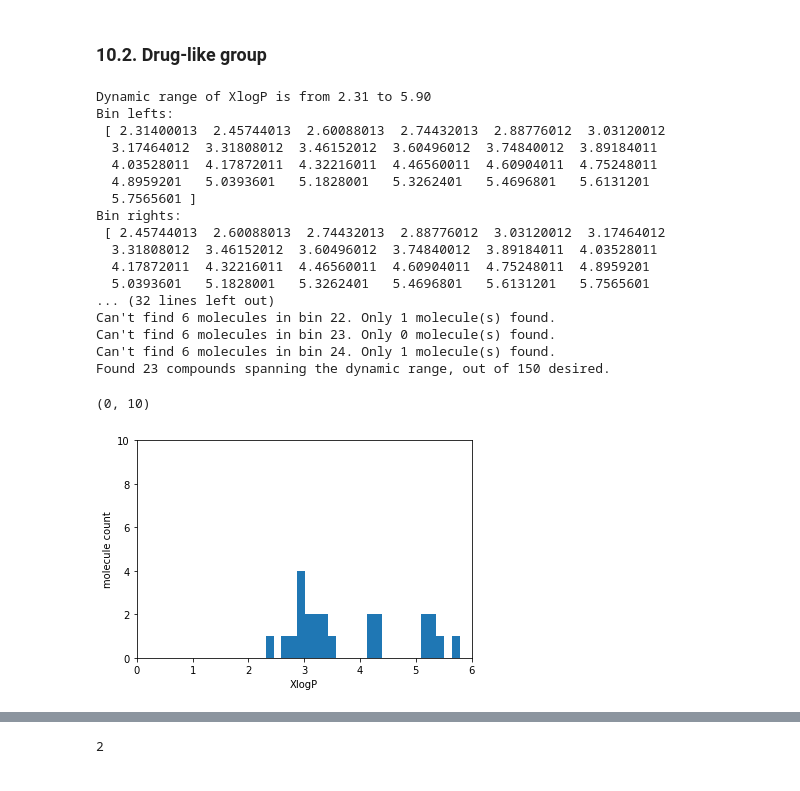
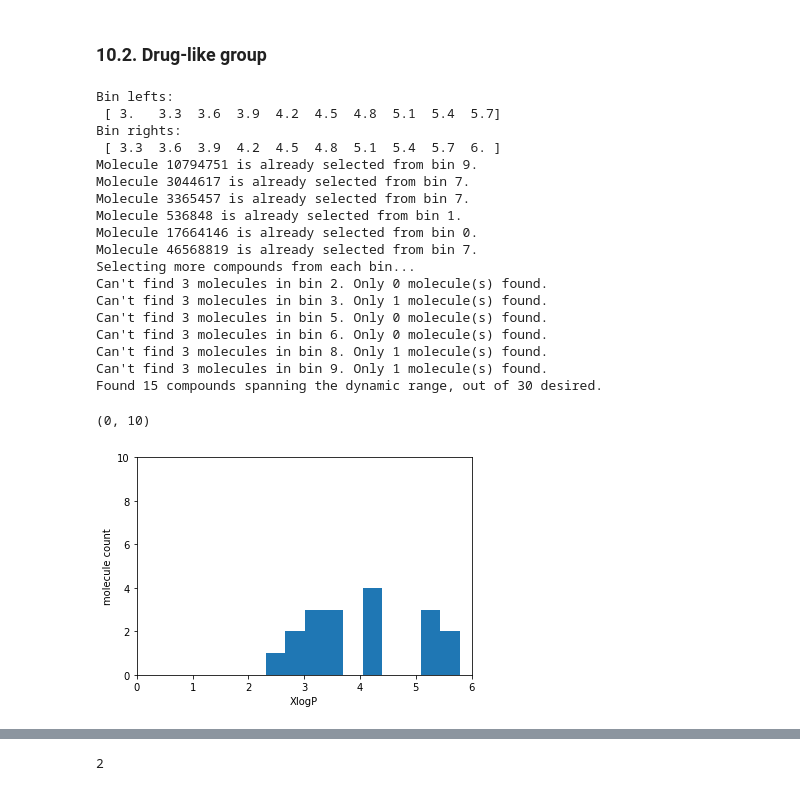
Before and after one commit to choderalab/sampl6-physicochemical-properties, a Jupyter notebook: compound_selection/zinc15_eMolecules_intersection_set/20170727_zinc15_eMolecules_subset_logP_mw_filter/logP_and_mw_filter.ipynb, the cells around one changed output, grey strips where cells are left out. Cells and saved outputs as stored; diff of their text form; code cells hidden in the pictures.

Commit message:
Replace unavailable frag compound. Separate notebooks for frag and drug selection.

```diff
--- a/compound_selection/zinc15_eMolecules_intersection_set/20170727_zinc15_eMolecules_subset_logP_mw_filter/logP_and_mw_filter.ipynb
+++ b/compound_selection/zinc15_eMolecules_intersection_set/20170727_zinc15_eMolecules_subset_logP_mw_filter/logP_and_mw_filter.ipynb
@@ -592,9 +660,9 @@ maxval = XlogPs.max()
 
 print("Dynamic range of XlogP is from %.2f to %.2f" % (minval, maxval))
 
-# Let's make 10 bins and try drawing for 5 compounds per bin
+# Let's make 25 bins and try drawing 5 compounds per bin
 nbins = 25
-n_per_bin = 3
+n_per_bin = 5
 bin_lefts = np.arange( minval, maxval, (maxval-minval)/float(nbins) )
 bin_rights = np.array( [bin_lefts[i+1] for i in range(nbins-1)] + [maxval] )
 
@@ -796,0 +869,11 @@ plt.ylim(0,10)
+# %%
+# N-phenyl-1H-indazole-3-carboximide was not available for 2 week delivery,
+# so we also have to eliminate that molecule and pick another molecule. Since
+# there is no other available molecule in bin 13, one will be picked from bin 11.
+
+# Drop the unavailable molecule from final list
+smiles_of_unavailable_molecule="c1ccc(cc1)NC(=O)c2c3ccccc3[nH]n2"
+eMol_ID = 13419113
+df_frag_picked.loc[df_frag_picked["eMolecules ID"] == eMol_ID, "Final list"] = None
+df_frag_final = df_frag_picked[df_frag_picked["Final list"] == True].reset_index(drop=True)
+print("Number of selected fragment-like molecules after removing unavailable molecule:",df_frag_final.shape[0])
@@ -796,0 +882,12 @@ plt.ylim(0,10)
+# %%
+# Pick the second compound from bin 14
+bin_index=14
+df_bin = df_frag_picked[df_frag_picked["Bin index"] == bin_index].reset_index(drop=True)
+print("Number of molecules in bin ",bin_index,": ", df_bin.shape[0])
+
+eMol_ID = df_bin.loc[2, "eMolecules ID"] # 3rd cheapest molecule, first 2 were already selected.
+print("eMolecules ID of replacement molecule: ", eMol_ID)
+
+df_frag_picked.loc[df_frag_picked["eMolecules ID"] == eMol_ID, "Final list"] = True
+df_frag_final = df_frag_picked[df_frag_picked["Final list"] == True].reset_index(drop=True)
+print("Number of selected fragment-like molecules:",df_frag_final.shape[0])
@@ -826,14 +927,14 @@ oenb.render_dataframe(df_frag_final_oenb, width=200, height=200)
 # Establish dynamic range
 XlogPs = np.array(df_drug["XlogP"])
 
-minval = XlogPs.min()
-maxval = XlogPs.max()
+minval = 3 # XlogPs.min()
+maxval = 6 # XlogPs.max()
 
-print("Dynamic range of XlogP is from %.2f to %.2f" % (minval, maxval))
+#print("Dynamic range of XlogP is from %.2f to %.2f" % (minval, maxval))
 
-# Let's make 10 bins and try drawing for 5 compounds per bin
-nbins = 25
-n_per_bin = 6
+# Let's make 4 bins and try drawing for 3 compounds per bin
+nbins = 10
+n_per_bin = 3
 bin_lefts = np.arange( minval, maxval, (maxval-minval)/float(nbins) )
 bin_rights = np.array( [bin_lefts[i+1] for i in range(nbins-1)] + [maxval] )
 
@@ -917,35 +1018,37 @@ for bin_index in range(nbins):
 
 print("Found %s compounds spanning the dynamic range, out of %s desired. " % (len(range_ids), nbins*n_per_bin) )
 # %% [output]
-Dynamic range of XlogP is from 2.31 to 5.90
 Bin lefts:
- [ 2.31400013  2.45744013  2.60088013  2.74432013  2.88776012  3.03120012
-  3.17464012  3.31808012  3.46152012  3.60496012  3.74840012  3.89184011
-  4.03528011  4.17872011  4.32216011  4.46560011  4.60904011  4.75248011
-  4.8959201   5.0393601   5.1828001   5.3262401   5.4696801   5.6131201
-  5.7565601 ]
+ [ 3.   3.3  3.6  3.9  4.2  4.5  4.8  5.1  5.4  5.7]
 Bin rights:
- [ 2.45744013  2.60088013  2.74432013  2.88776012  3.03120012  3.17464012
-  3.31808012  3.46152012  3.60496012  3.74840012  3.89184011  4.03528011
-  4.17872011  4.32216011  4.46560011  4.60904011  4.75248011  4.8959201
-  5.0393601   5.1828001   5.3262401   5.4696801   5.6131201   5.7565601
-... (32 lines left out)
-Can't find 6 molecules in bin 22. Only 1 molecule(s) found.
-Can't find 6 molecules in bin 23. Only 0 molecule(s) found.
-Can't find 6 molecules in bin 24. Only 1 molecule(s) found.
-Found 23 compounds spanning the dynamic range, out of 150 desired.
+ [ 3.3  3.6  3.9  4.2  4.5  4.8  5.1  5.4  5.7  6. ]
+Molecule 10794751 is already selected from bin 9.
+Molecule 3044617 is already selected from bin 7.
+Molecule 3365457 is already selected from bin 7.
+Molecule 536848 is already selected from bin 1.
+Molecule 17664146 is already selected from bin 0.
+Molecule 46568819 is already selected from bin 7.
+Selecting more compounds from each bin...
+Can't find 3 molecules in bin 2. Only 0 molecule(s) found.
+Can't find 3 molecules in bin 3. Only 1 molecule(s) found.
+Can't find 3 molecules in bin 5. Only 0 molecule(s) found.
+Can't find 3 molecules in bin 6. Only 0 molecule(s) found.
+Can't find 3 molecules in bin 8. Only 1 molecule(s) found.
+Can't find 3 molecules in bin 9. Only 1 molecule(s) found.
+Found 15 compounds spanning the dynamic range, out of 30 desired.
 # %%
+nbins=10
 df_drug_picked = df_drug.loc[df_drug["Selection"]=="picked"].reset_index(drop=True)
 df_drug_picked.to_csv("df_drug_picked.csv")
 
-# Let's check the logP distribution of fragment-like group
+# Let's check the logP distribution of drug-like group
 XlogP_values = df_drug_picked.loc[:, "XlogP"]
 plt.hist(XlogP_values, bins=nbins)
 plt.xlabel("XlogP")
 plt.ylabel("molecule count")
 plt.xlim(0,6)
 plt.ylim(0,10)
 # %% [output]
 (0, 10)
-[figure, old version]
+[figure, new version]
 # %%
```
Also changed, not shown: parts of 23 cells of this notebook, 29 other files.
